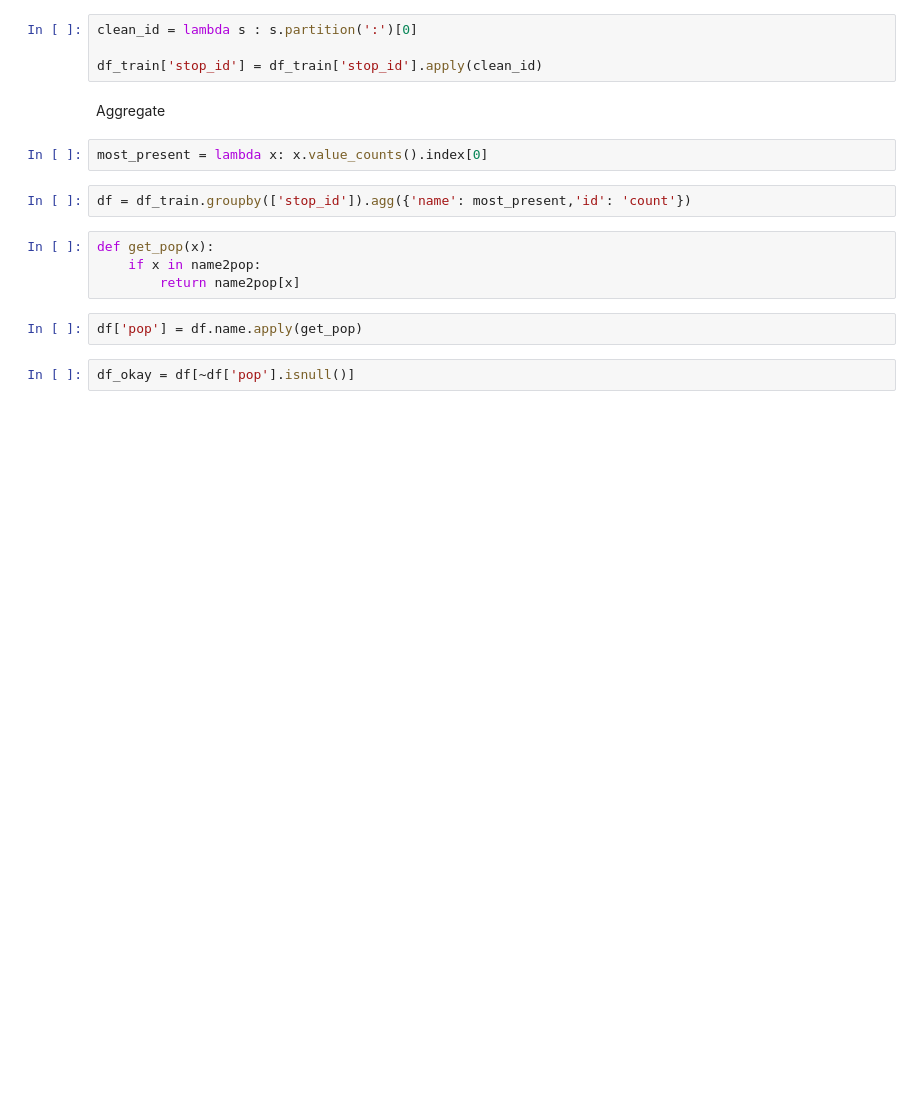
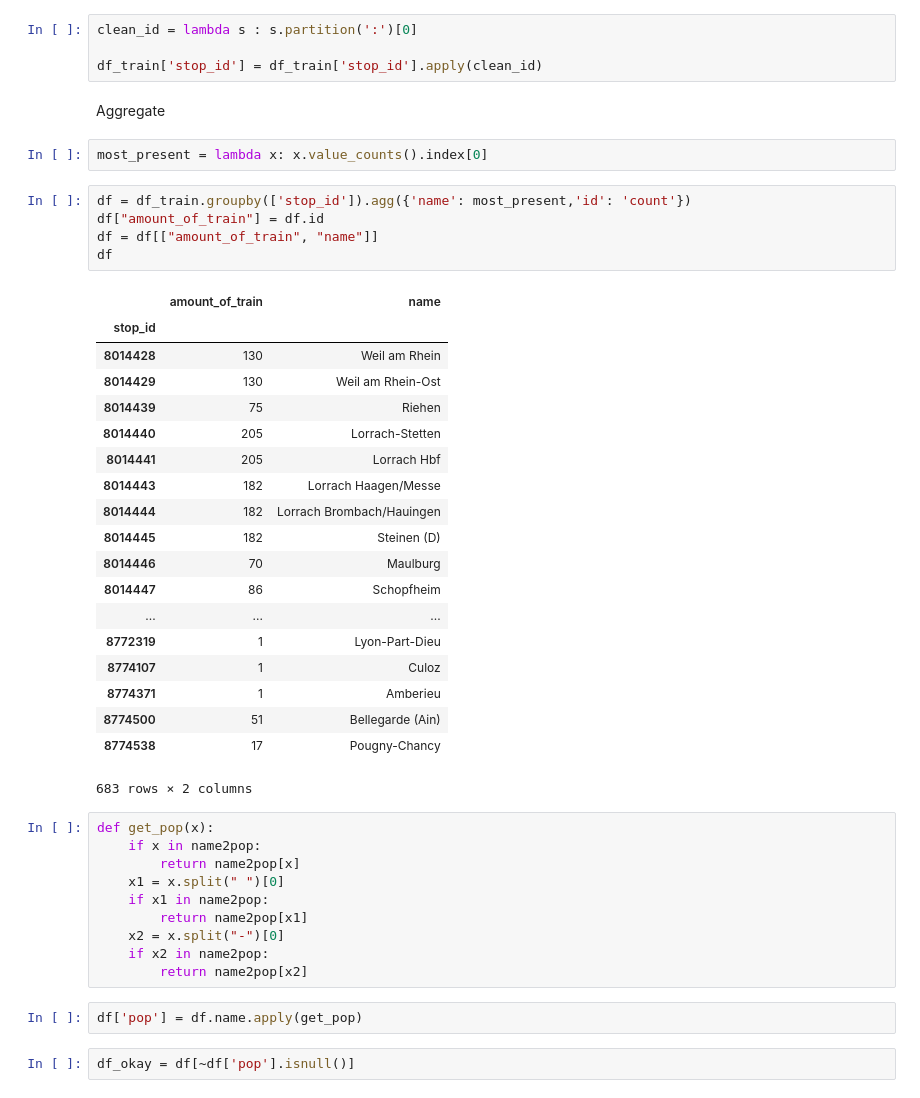
Before and after one commit to tOverney/ADA-Project, a Jupyter notebook: preprocessing/population_processing.ipynb, the cells around one changed output. Saved outputs shown, nothing was run; the diff lists cells and outputs as text; blank space fills up the shorter version.

```diff
--- a/preprocessing/population_processing.ipynb
+++ b/preprocessing/population_processing.ipynb
@@ -47,10 +47,39 @@ Aggregate
 most_present = lambda x: x.value_counts().index[0]
 # %%
 df = df_train.groupby(['stop_id']).agg({'name': most_present,'id': 'count'})
+df["amount_of_train"] = df.id
+df = df[["amount_of_train", "name"]]
+df
+# %% [output]
+|  | amount_of_train | name |
+| stop_id |  |  |
+| 8014428 | 130 | Weil am Rhein |
+| 8014429 | 130 | Weil am Rhein-Ost |
+| 8014439 | 75 | Riehen |
+| 8014440 | 205 | Lorrach-Stetten |
+| 8014441 | 205 | Lorrach Hbf |
+| 8014443 | 182 | Lorrach Haagen/Messe |
+| 8014444 | 182 | Lorrach Brombach/Hauingen |
+| 8014445 | 182 | Steinen (D) |
+| 8014446 | 70 | Maulburg |
+| 8014447 | 86 | Schopfheim |
+| ... | ... | ... |
+| 8772319 | 1 | Lyon-Part-Dieu |
+| 8774107 | 1 | Culoz |
+| 8774371 | 1 | Amberieu |
+| 8774500 | 51 | Bellegarde (Ain) |
+| 8774538 | 17 | Pougny-Chancy |
+683 rows × 2 columns
 # %%
 def get_pop(x):
     if x in name2pop:
         return name2pop[x]
+    x1 = x.split(" ")[0]
+    if x1 in name2pop:
+        return name2pop[x1]
+    x2 = x.split("-")[0]
+    if x2 in name2pop:
+        return name2pop[x2]
 # %%
 df['pop'] = df.name.apply(get_pop)
 # %%
```
Also changed, not shown: parts of 4 cells of this notebook, 1 other file.
